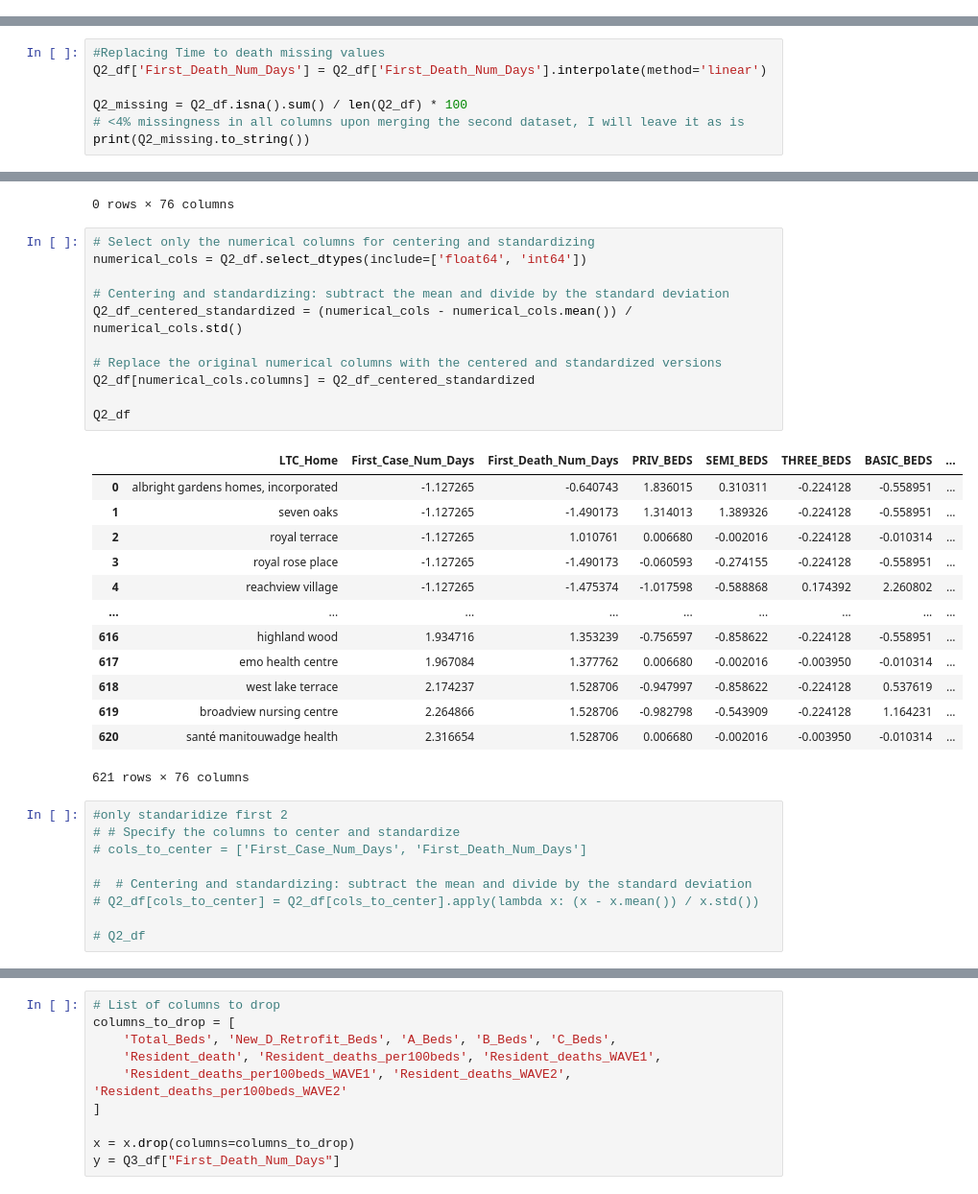
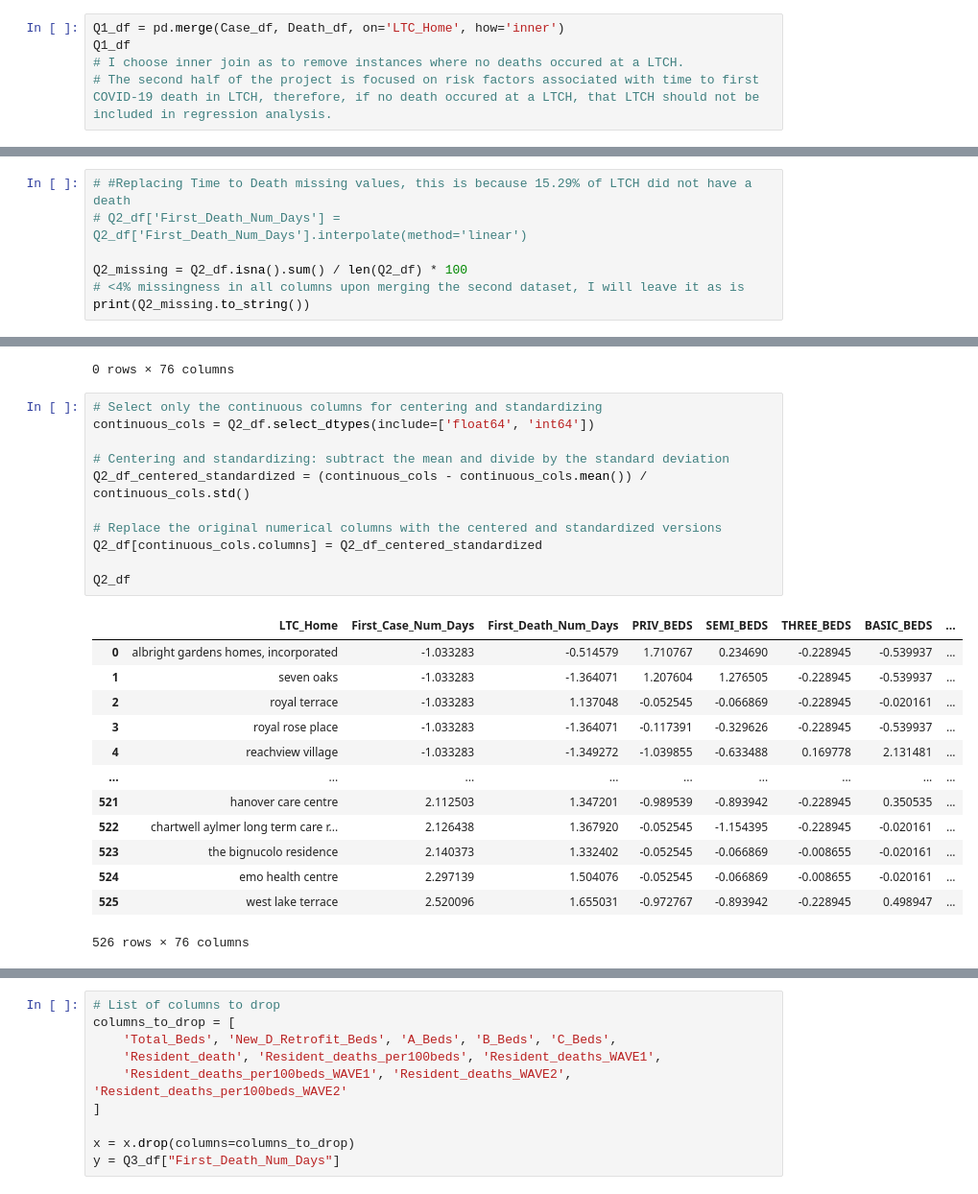
Before and after one commit to Alexander-Gebreamlak/COVID-19-LTCH-Risk-Factor-Analysis, a Jupyter notebook: Covid-19 LTCH Risk Factor Analysis.ipynb, the cells around one changed output, grey strips where cells are left out. Shown at 96% size. Cells and saved outputs as stored; diff of their text form.

```diff
--- a/Covid-19 LTCH Risk Factor Analysis.ipynb
+++ b/Covid-19 LTCH Risk Factor Analysis.ipynb
@@ -81,0 +80,5 @@ Q1_df
+# %%
+Q1_df = pd.merge(Case_df, Death_df, on='LTC_Home', how='inner')
+Q1_df
+# I choose inner join as to remove instances where no deaths occured at a LTCH.
+# The second half of the project is focused on risk factors associated with time to first COVID-19 death in LTCH, therefore, if no death occured at a LTCH, that LTCH should not be included in regression analysis.
@@ -123,6 +139,6 @@ Q2_df
 # %%
-#Replacing Time to death missing values
-Q2_df['First_Death_Num_Days'] = Q2_df['First_Death_Num_Days'].interpolate(method='linear')
+# #Replacing Time to Death missing values, this is because 15.29% of LTCH did not have a death
+# Q2_df['First_Death_Num_Days'] = Q2_df['First_Death_Num_Days'].interpolate(method='linear')
 
 Q2_missing = Q2_df.isna().sum() / len(Q2_df) * 100
 # <4% missingness in all columns upon merging the second dataset, I will leave it as is
@@ -153,36 +169,27 @@ duplicates # no duplicates shown
 |  | LTC_Home | First_Case_Num_Days | First_Death_Num_Days | PRIV_BEDS | SEMI_BEDS | THREE_BEDS | BASIC_BEDS | ... |
 0 rows × 76 columns
 # %%
-# Select only the numerical columns for centering and standardizing
-numerical_cols = Q2_df.select_dtypes(include=['float64', 'int64'])
+# Select only the continuous columns for centering and standardizing
+continuous_cols = Q2_df.select_dtypes(include=['float64', 'int64'])
 
 # Centering and standardizing: subtract the mean and divide by the standard deviation
-Q2_df_centered_standardized = (numerical_cols - numerical_cols.mean()) / numerical_cols.std()
+Q2_df_centered_standardized = (continuous_cols - continuous_cols.mean()) / continuous_cols.std()
 
 # Replace the original numerical columns with the centered and standardized versions
-Q2_df[numerical_cols.columns] = Q2_df_centered_standardized
+Q2_df[continuous_cols.columns] = Q2_df_centered_standardized
 
 Q2_df
 # %% [output]
 |  | LTC_Home | First_Case_Num_Days | First_Death_Num_Days | PRIV_BEDS | SEMI_BEDS | THREE_BEDS | BASIC_BEDS | ... |
-| 0 | albright gardens homes, incorporated | -1.127265 | -0.640743 | 1.836015 | 0.310311 | -0.224128 | -0.558951 | ... |
-| 1 | seven oaks | -1.127265 | -1.490173 | 1.314013 | 1.389326 | -0.224128 | -0.558951 | ... |
-| 2 | royal terrace | -1.127265 | 1.010761 | 0.006680 | -0.002016 | -0.224128 | -0.010314 | ... |
-| 3 | royal rose place | -1.127265 | -1.490173 | -0.060593 | -0.274155 | -0.224128 | -0.558951 | ... |
-| 4 | reachview village | -1.127265 | -1.475374 | -1.017598 | -0.588868 | 0.174392 | 2.260802 | ... |
+| 0 | albright gardens homes, incorporated | -1.033283 | -0.514579 | 1.710767 | 0.234690 | -0.228945 | -0.539937 | ... |
+| 1 | seven oaks | -1.033283 | -1.364071 | 1.207604 | 1.276505 | -0.228945 | -0.539937 | ... |
+| 2 | royal terrace | -1.033283 | 1.137048 | -0.052545 | -0.066869 | -0.228945 | -0.020161 | ... |
+| 3 | royal rose place | -1.033283 | -1.364071 | -0.117391 | -0.329626 | -0.228945 | -0.539937 | ... |
+| 4 | reachview village | -1.033283 | -1.349272 | -1.039855 | -0.633488 | 0.169778 | 2.131481 | ... |
 | ... | ... | ... | ... | ... | ... | ... | ... | ... |
-| 616 | highland wood | 1.934716 | 1.353239 | -0.756597 | -0.858622 | -0.224128 | -0.558951 | ... |
-| 617 | emo health centre | 1.967084 | 1.377762 | 0.006680 | -0.002016 | -0.003950 | -0.010314 | ... |
-| 618 | west lake terrace | 2.174237 | 1.528706 | -0.947997 | -0.858622 | -0.224128 | 0.537619 | ... |
-| 619 | broadview nursing centre | 2.264866 | 1.528706 | -0.982798 | -0.543909 | -0.224128 | 1.164231 | ... |
-| 620 | santé manitouwadge health | 2.316654 | 1.528706 | 0.006680 | -0.002016 | -0.003950 | -0.010314 | ... |
+| 521 | hanover care centre | 2.112503 | 1.347201 | -0.989539 | -0.893942 | -0.228945 | 0.350535 | ... |
+| 522 | chartwell aylmer long term care r... | 2.126438 | 1.367920 | -0.052545 | -1.154395 | -0.228945 | -0.020161 | ... |
+| 523 | the bignucolo residence | 2.140373 | 1.332402 | -0.052545 | -0.066869 | -0.008655 | -0.020161 | ... |
+| 524 | emo health centre | 2.297139 | 1.504076 | -0.052545 | -0.066869 | -0.008655 | -0.020161 | ... |
+| 525 | west lake terrace | 2.520096 | 1.655031 | -0.972767 | -0.893942 | -0.228945 | 0.498947 | ... |
-621 rows × 76 columns
+526 rows × 76 columns
-# %%
-#only standaridize first 2
-# # Specify the columns to center and standardize
-# cols_to_center = ['First_Case_Num_Days', 'First_Death_Num_Days']
-
-#  # Centering and standardizing: subtract the mean and divide by the standard deviation
-# Q2_df[cols_to_center] = Q2_df[cols_to_center].apply(lambda x: (x - x.mean()) / x.std())
-
-# Q2_df
```
Also changed, not shown: parts of 12 cells of this notebook.
